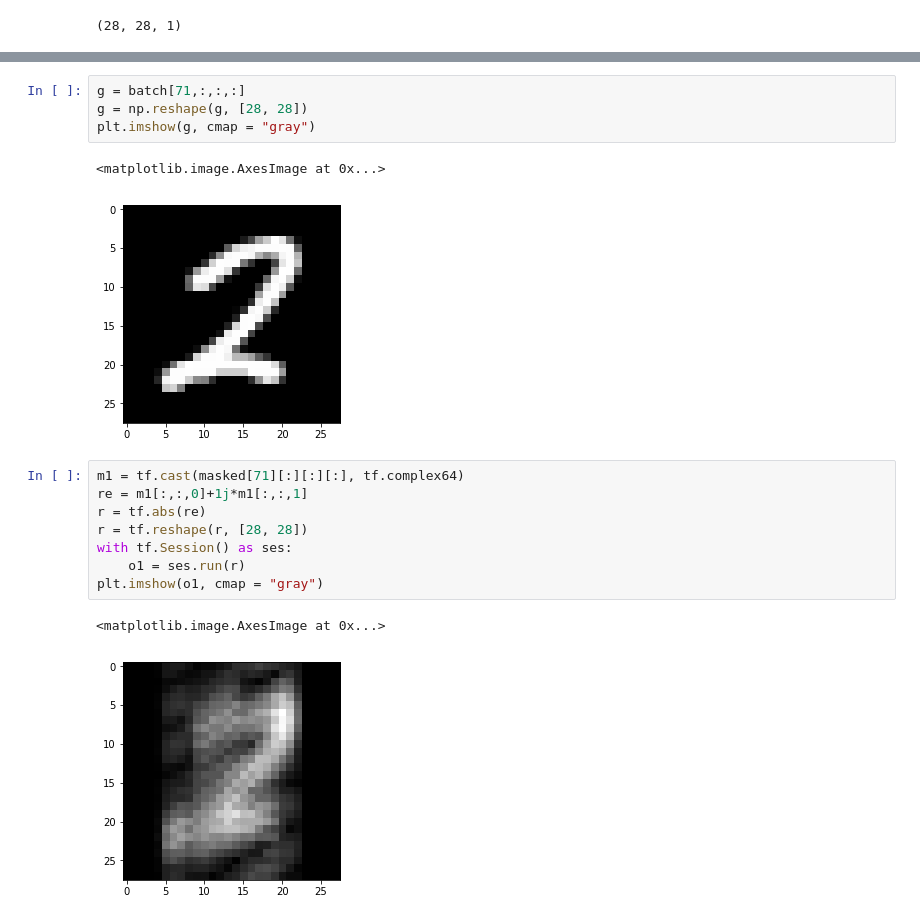
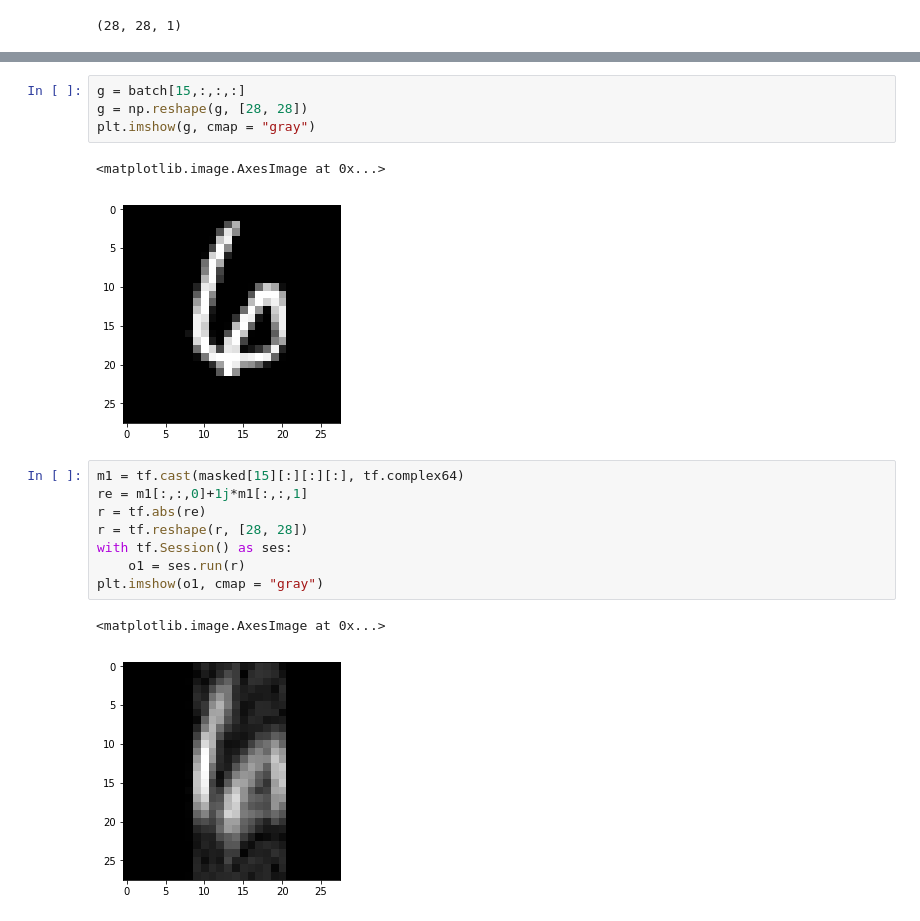
Before and after one commit to charlienew/GANCS, a Jupyter notebook: Mnist-test.ipynb, the cells around one changed output, grey strips where cells are left out. Cells and saved outputs as stored; diff of their text form.

```diff
--- a/Mnist-test.ipynb
+++ b/Mnist-test.ipynb
@@ -212,18 +201,18 @@ plt.imshow(m, cmap = "gray")
 # %%
-g = batch[71,:,:,:]
+g = batch[15,:,:,:]
 g = np.reshape(g, [28, 28])
 plt.imshow(g, cmap = "gray")
 # %% [output]
 <matplotlib.image.AxesImage at 0x...>
-[figure, old version]
+[figure, new version]
 # %%
-m1 = tf.cast(masked[71][:][:][:], tf.complex64)
+m1 = tf.cast(masked[15][:][:][:], tf.complex64)
 re = m1[:,:,0]+1j*m1[:,:,1]
 r = tf.abs(re)
 r = tf.reshape(r, [28, 28])
 with tf.Session() as ses:
     o1 = ses.run(r)
 plt.imshow(o1, cmap = "gray")
 # %% [output]
 <matplotlib.image.AxesImage at 0x...>
-[figure, old version]
+[figure, new version]
```
Also changed, not shown: parts of 8 cells of this notebook.
